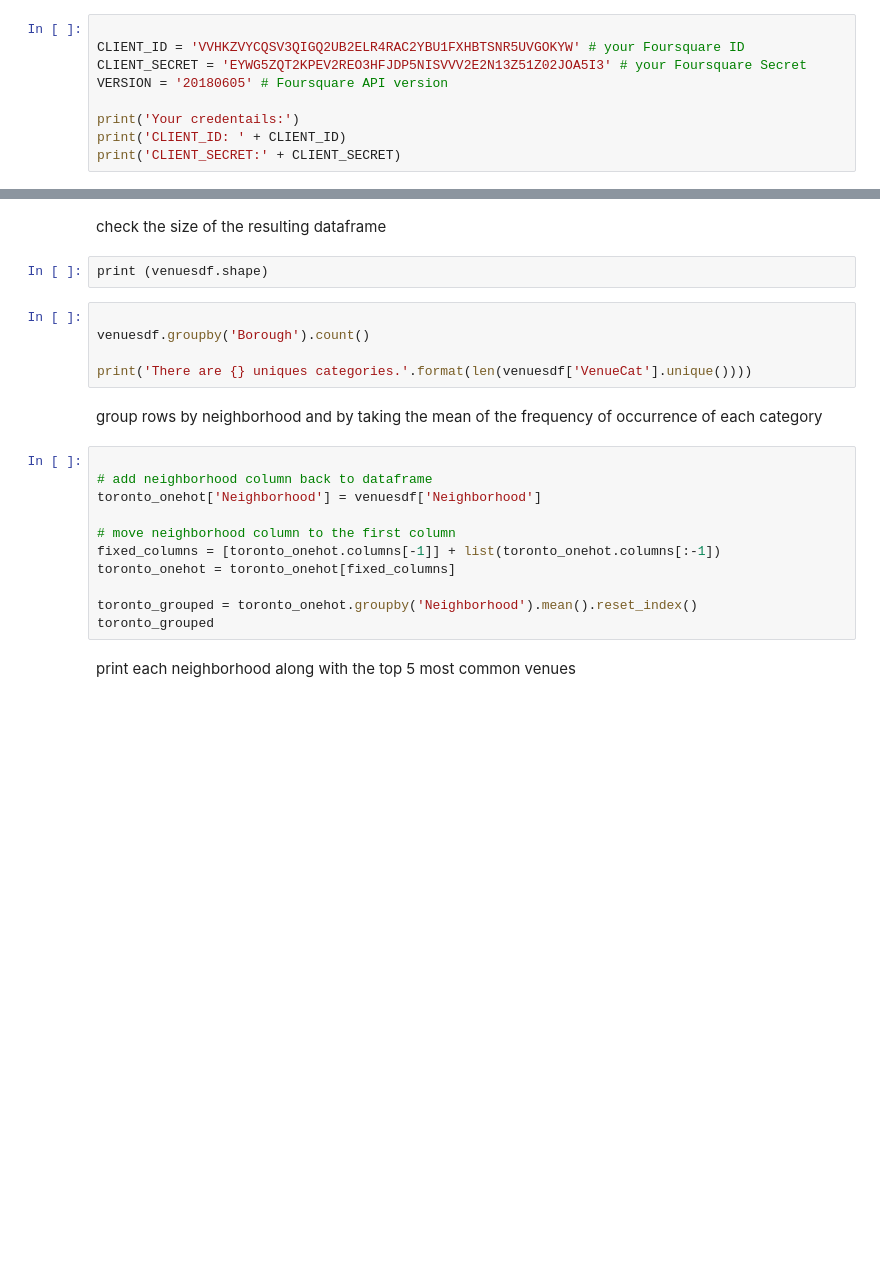
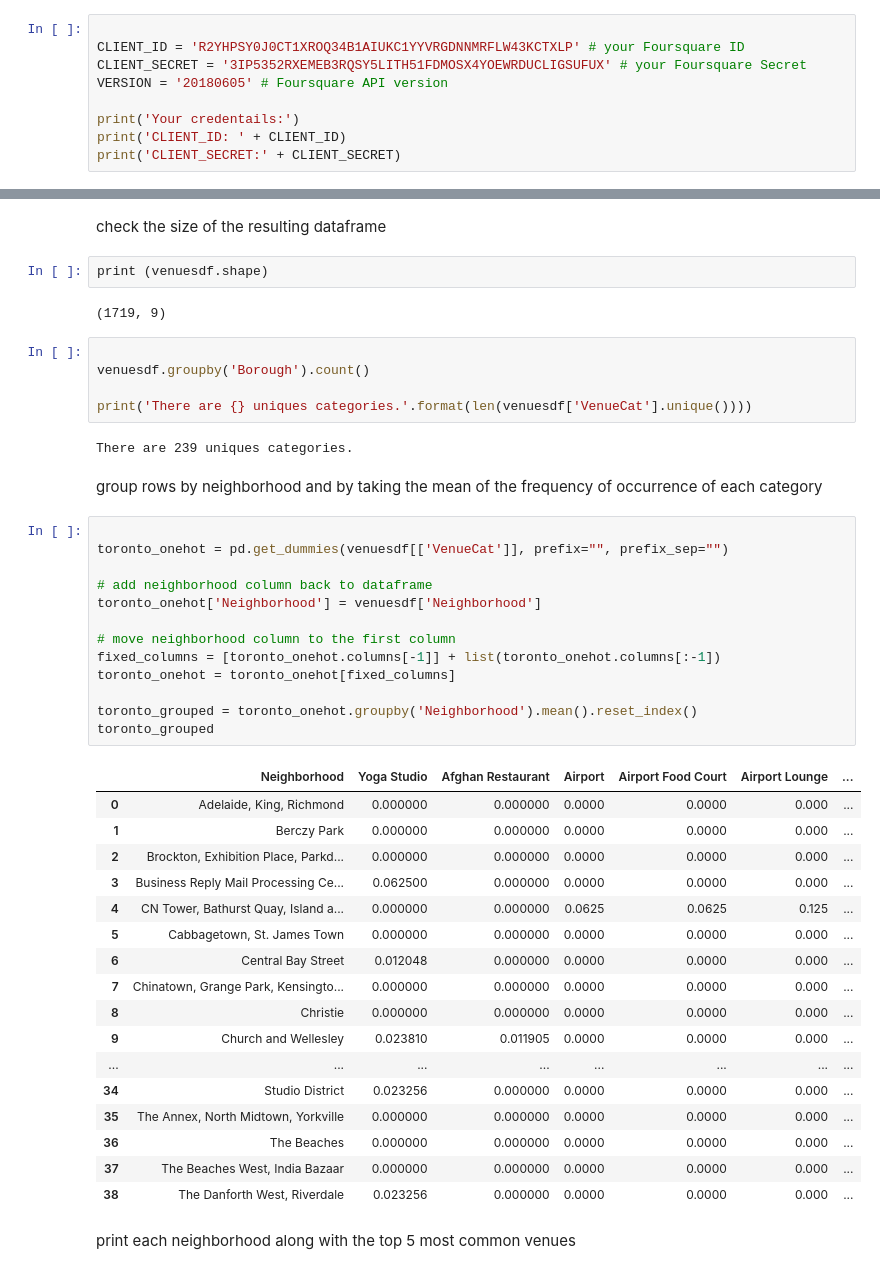
Before and after one commit to yanjiang888/Coursera_Capstone, a Jupyter notebook: Clustering_Toronto_Neighborhood.ipynb, the cells around one changed output, grey strips where cells are left out. Saved outputs shown, nothing was run; the diff lists cells and outputs as text; blank space fills up the shorter version.

```diff
--- a/Clustering_Toronto_Neighborhood.ipynb
+++ b/Clustering_Toronto_Neighborhood.ipynb
@@ -150,8 +193,8 @@ map_toronto2
 Define Foursquare Credentials
 # %%
 
-CLIENT_ID = 'VVHKZVYCQSV3QIGQ2UB2ELR4RAC2YBU1FXHBTSNR5UVGOKYW' # your Foursquare ID
-CLIENT_SECRET = 'EYWG5ZQT2KPEV2REO3HFJDP5NISVVV2E2N13Z51Z02JOA5I3' # your Foursquare Secret
+CLIENT_ID = 'R2YHPSY0J0CT1XROQ34B1AIUKC1YYVRGDNNMRFLW43KCTXLP' # your Foursquare ID
+CLIENT_SECRET = '3IP5352RXEMEB3RQSY5LITH51FDMOSX4YOEWRDUCLIGSUFUX' # your Foursquare Secret
 VERSION = '20180605' # Foursquare API version
 
 print('Your credentails:')
@@ -197,25 +250,49 @@ venuesdf.head()
 check the size of the resulting dataframe
 # %%
 print (venuesdf.shape)
+# %% [output]
+(1719, 9)
 # %%
 
 venuesdf.groupby('Borough').count()
 
 print('There are {} uniques categories.'.format(len(venuesdf['VenueCat'].unique())))
+# %% [output]
+There are 239 uniques categories.
 # %% [markdown]
 
 group rows by neighborhood and by taking the mean of the frequency of occurrence of each category
 # %%
+
+toronto_onehot = pd.get_dummies(venuesdf[['VenueCat']], prefix="", prefix_sep="")
 
 # add neighborhood column back to dataframe
 toronto_onehot['Neighborhood'] = venuesdf['Neighborhood']
 
 # move neighborhood column to the first column
 fixed_columns = [toronto_onehot.columns[-1]] + list(toronto_onehot.columns[:-1])
 toronto_onehot = toronto_onehot[fixed_columns]
 
 toronto_grouped = toronto_onehot.groupby('Neighborhood').mean().reset_index()
 toronto_grouped
+# %% [output]
+|  | Neighborhood | Yoga Studio | Afghan Restaurant | Airport | Airport Food Court | Airport Lounge | ... |
+| 0 | Adelaide, King, Richmond | 0.000000 | 0.000000 | 0.0000 | 0.0000 | 0.000 | ... |
+| 1 | Berczy Park | 0.000000 | 0.000000 | 0.0000 | 0.0000 | 0.000 | ... |
+| 2 | Brockton, Exhibition Place, Parkd... | 0.000000 | 0.000000 | 0.0000 | 0.0000 | 0.000 | ... |
+| 3 | Business Reply Mail Processing Ce... | 0.062500 | 0.000000 | 0.0000 | 0.0000 | 0.000 | ... |
+| 4 | CN Tower, Bathurst Quay, Island a... | 0.000000 | 0.000000 | 0.0625 | 0.0625 | 0.125 | ... |
+| 5 | Cabbagetown, St. James Town | 0.000000 | 0.000000 | 0.0000 | 0.0000 | 0.000 | ... |
+| 6 | Central Bay Street | 0.012048 | 0.000000 | 0.0000 | 0.0000 | 0.000 | ... |
+| 7 | Chinatown, Grange Park, Kensingto... | 0.000000 | 0.000000 | 0.0000 | 0.0000 | 0.000 | ... |
+| 8 | Christie | 0.000000 | 0.000000 | 0.0000 | 0.0000 | 0.000 | ... |
+| 9 | Church and Wellesley | 0.023810 | 0.011905 | 0.0000 | 0.0000 | 0.000 | ... |
+| ... | ... | ... | ... | ... | ... | ... | ... |
+| 34 | Studio District | 0.023256 | 0.000000 | 0.0000 | 0.0000 | 0.000 | ... |
+| 35 | The Annex, North Midtown, Yorkville | 0.000000 | 0.000000 | 0.0000 | 0.0000 | 0.000 | ... |
+| 36 | The Beaches | 0.000000 | 0.000000 | 0.0000 | 0.0000 | 0.000 | ... |
+| 37 | The Beaches West, India Bazaar | 0.000000 | 0.000000 | 0.0000 | 0.0000 | 0.000 | ... |
+| 38 | The Danforth West, Riverdale | 0.023256 | 0.000000 | 0.0000 | 0.0000 | 0.000 | ... |
 # %% [markdown]
 print each neighborhood along with the top 5 most common venues
 # %%
```
Also changed, not shown: parts of 23 cells of this notebook.
